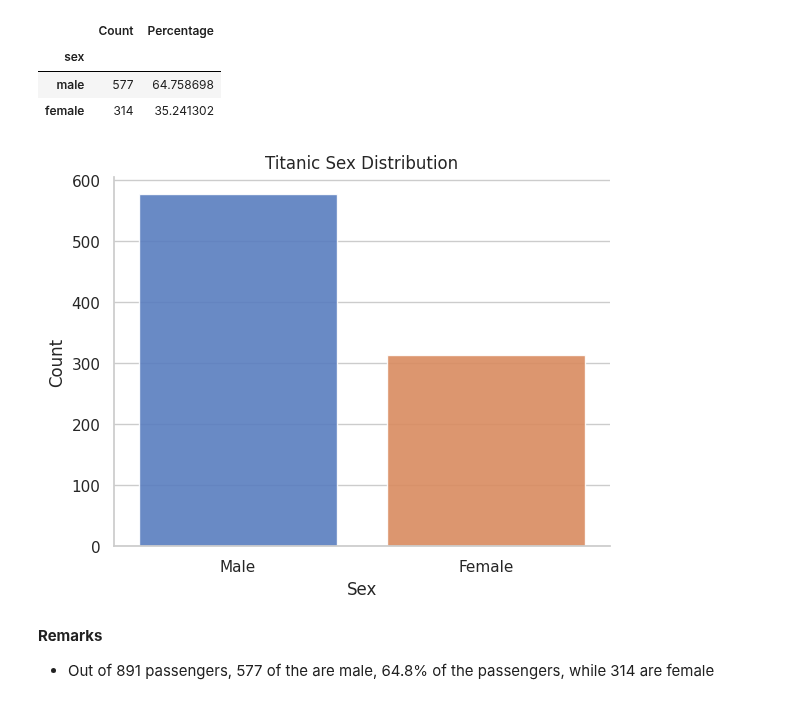
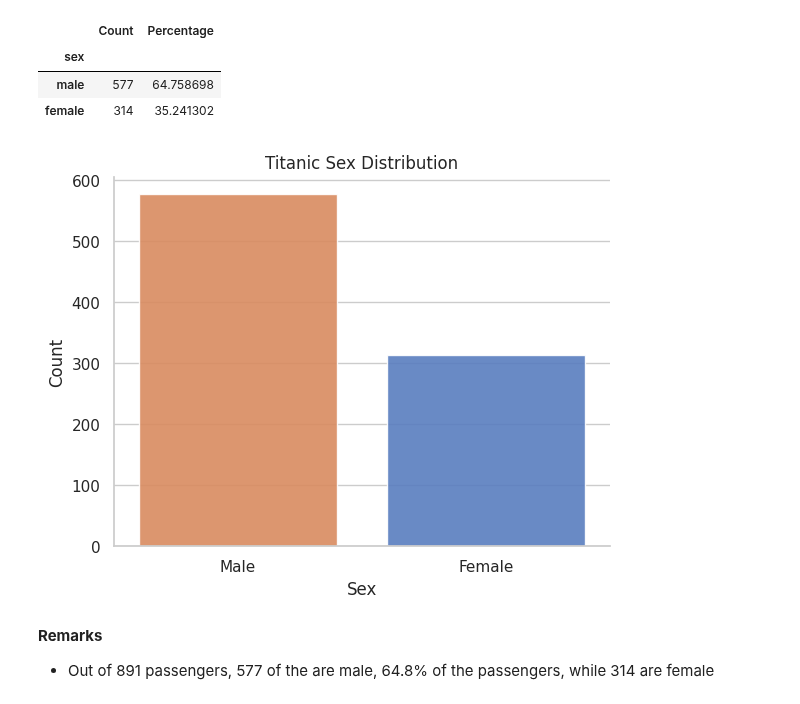
Before and after one commit to dunarand/Kaggle-Titanic-Competition, a Jupyter notebook: notebooks/3 - Exploratory Data Analysis.ipynb, the cells around one changed output. Cells and saved outputs as stored; diff of their text form; code cells hidden in the pictures.

```diff
--- a/notebooks/3 - Exploratory Data Analysis.ipynb
+++ b/notebooks/3 - Exploratory Data Analysis.ipynb
@@ -74,7 +74,7 @@ na_age_idx.head(10)
 42    43
 Name: passengerid, dtype: int64
 # %%
-df = pd.read_csv("../data/modified/cleaned.csv")
+df = pd.read_parquet("../data/modified/cleaned.parquet")
 
 df.head(10)
 # %% [output]
@@ -707,19 +707,20 @@ describe_categorical(df, "sex")
 | female | 314 | 35.241302 |
 # %%
 ax = sns.countplot(
-    data=df, x="sex", hue="sex", alpha=0.9, legend=False
+    data=df, x="sex", hue="sex", alpha=0.9, legend=False, dodge=False,
+    order=["male", "female"]
 )
 
 ax.set_xticks([0, 1], ["Male", "Female"])
 
 ax.set_xlabel("Sex")
 ax.set_ylabel("Count")
 ax.set_title("Titanic Sex Distribution")
 
 plt.savefig("../assets/sex_dist.png")
 plt.show()
 # %% [output]
-[figure, old version]
+[figure, new version]
 # %% [markdown]
 **Remarks**
 
```
Also changed, not shown: parts of 6 cells of this notebook, 2 other files.
